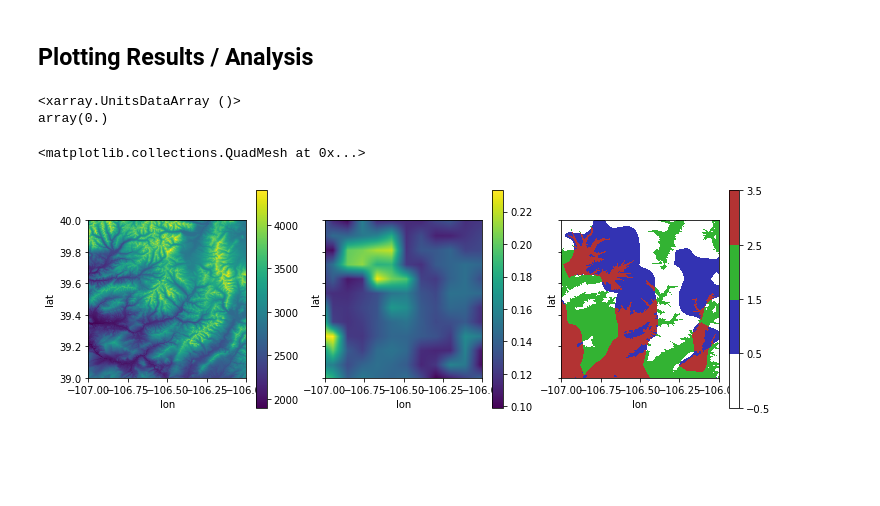
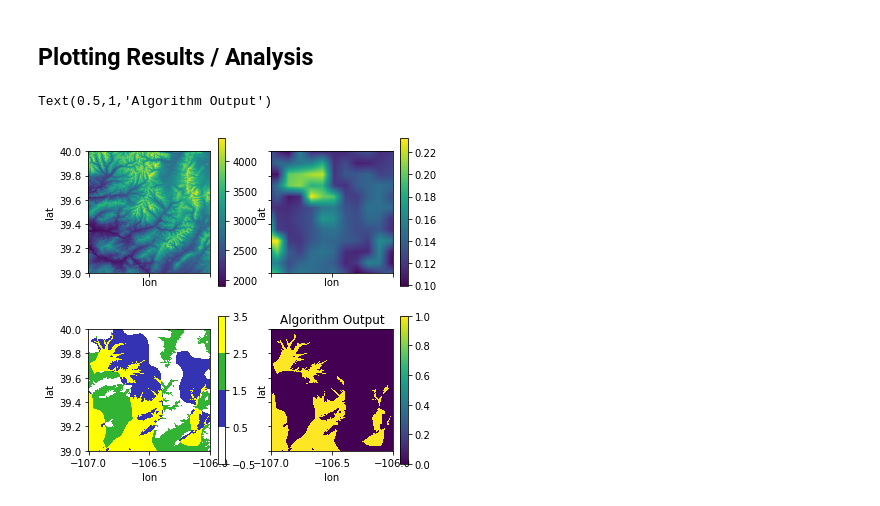
Before and after one commit to creare-com/podpac-examples, a Jupyter notebook: notebooks/basic_examples/combining-data-in-algorithm.ipynb, the cells around one changed output. Saved outputs shown, nothing was run; the diff lists cells and outputs as text; code cells hidden in the pictures; blank space fills up the shorter version.

```diff
--- a/notebooks/basic_examples/combining-data-in-algorithm.ipynb
+++ b/notebooks/basic_examples/combining-data-in-algorithm.ipynb
@@ -83,23 +83,20 @@ o_el = srtm.eval(coords)
 # %% [markdown]
 ## Plotting Results / Analysis
 # %%
-# Plot data
+# Make a custom colormap
+cmap = cmap = mpl.colors.LinearSegmentedColormap.from_list('namehere', [(1, 1, 1), (0.2, 0.2, 0.7), (0.2, 0.7, 0.2), (1, 1, 0.0)], 4)
+norm =  mpl.colors.BoundaryNorm([-0.5, 0.5, 1.5, 2.5, 3.5], cmap.N)
 
-# Make a custom colormap
-cmap = cmap = mpl.colors.LinearSegmentedColormap.from_list('namehere', [(1, 1, 1), (0.2, 0.2, 0.7), (0.2, 0.7, 0.2), (0.7, 0.2, 0.2)], 4)
-norm =  mpl.colors.BoundaryNorm([-0.5, 0.5, 1.5, 2.5, 3.5], cmap.N)
-stride = 4
-print(o_we.median() / 0.5)
-close('all')
-fig, axes = plt.subplots(ncols=3, sharex=True, sharey=True, figsize=(12, 4))
+# Configure the plot
+fig, axes = plt.subplots(ncols=2, nrows=2, sharex=True, sharey=True, figsize=(6, 6))
 plt.setp(axes.flat, aspect=1.0, adjustable='box-forced')
-# (o_el + o_el.max() * (o_el <= o_el.median()))[stride].plot(ax=axes[0])
-# (o_sm + o_sm.max()*(o_sm > o_sm.median()))[stride].plot(ax=axes[1])
-o_el.loc[::stride].plot(ax=axes[0])
-o_sm.loc[::stride].plot(ax=axes[1])
-((o_sm > o_sm.median()) + 2 * (o_el <= o_el.mean()))[::stride].plot(ax=axes[2], cmap=cmap, norm=norm)
+
+# Plot the data
+stride = 4  # Plot every 4th data point in both directions (For speed)
+o_el.loc[::stride, ::stride].plot(ax=axes[0, 0])
+o_sm.loc[::stride, ::stride].plot(ax=axes[0, 1])
+((o_sm > o_sm.median()) + 2 * (o_el <= o_el.mean()))[::stride, ::stride].plot(ax=axes[1, 0], cmap=cmap, norm=norm)
+o_we[::stride, ::stride].plot(ax=axes[1, 1]); title('Algorithm Output')
 # %% [output]
-<xarray.UnitsDataArray ()>
-array(0.)
+Text(0.5,1,'Algorithm Output')
-<matplotlib.collections.QuadMesh at 0x...>
-[figure, old version]
+[figure, new version]
```
Also changed, not shown: parts of 1 cell of this notebook, 11 other files.
